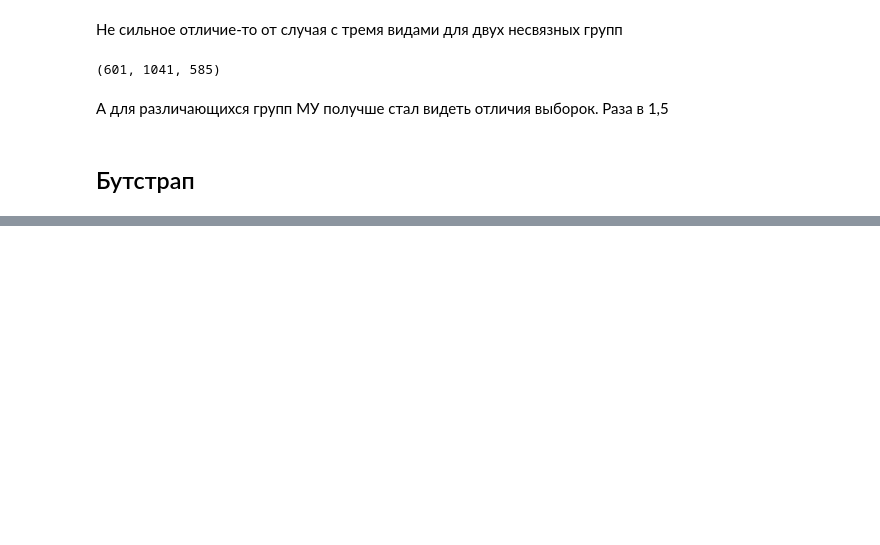
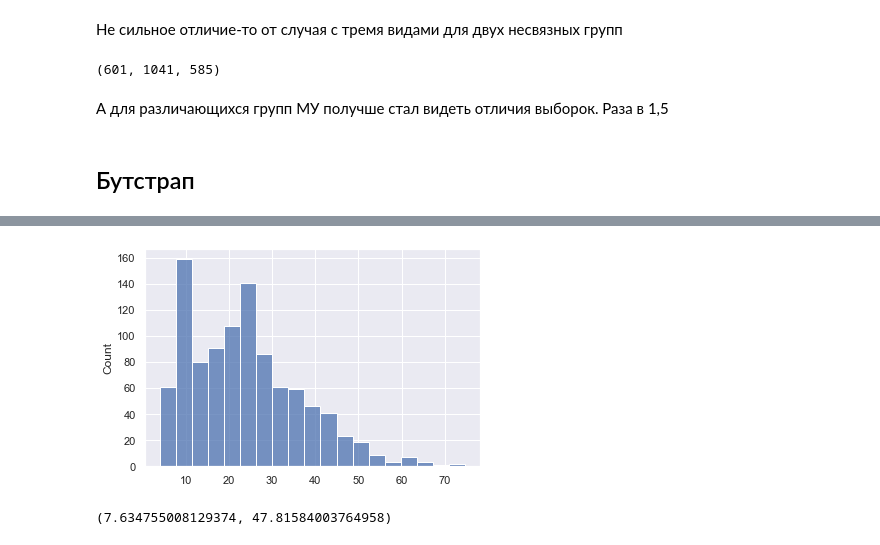
Before and after one commit to gbrs/statistical_experiments, a Jupyter notebook: Probe.ipynb, the cells around one changed output, grey strips where cells are left out. Saved outputs shown, nothing was run; the diff lists cells and outputs as text; code cells hidden in the pictures; blank space fills up the shorter version.

```diff
--- a/Probe.ipynb
+++ b/Probe.ipynb
@@ -461,0 +464,10 @@ np.random.choice(arr, 30, True).mean()
+# %%
+N_EXPERIMENTS = 1000
+SAMPLE_SIZE = 30
+sample_means = np.zeros(N_EXPERIMENTS)
+for i in range(N_EXPERIMENTS):
+    sample_means[i] = np.random.choice(arr, SAMPLE_SIZE, True).mean()
+# %%
+sns.histplot(sample_means);
+# %% [output]
+[figure, added]
@@ -461,0 +476,4 @@ np.random.choice(arr, 30, True).mean()
+# %%
+sample_means[N_EXPERIMENTS // 20 - 1], sample_means[1000 - N_EXPERIMENTS // 20 - 1]
+# %% [output]
+(7.634755008129374, 47.81584003764958)
```
Also changed, not shown: parts of 5 cells of this notebook.
